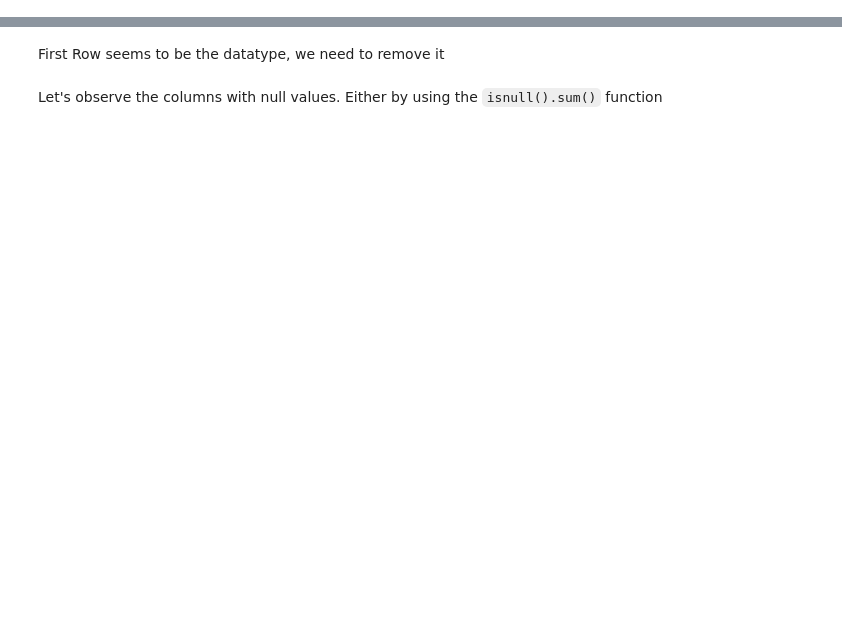
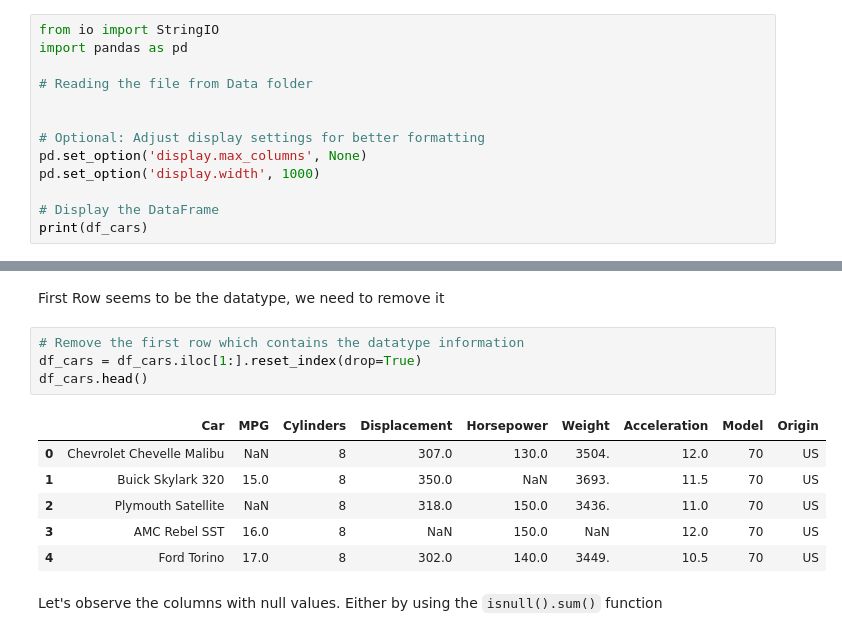
Before and after one commit to KapilBhardwaj2702/PROG8245, a Jupyter notebook: Lab4/week5Lab.ipynb, the cells around one changed output, grey strips where cells are left out. Drawn from its saved outputs; the diff is of its cells as text; blank space fills up the shorter version.

```diff
--- a/Lab4/week5Lab.ipynb
+++ b/Lab4/week5Lab.ipynb
@@ -215,3 +206,16 @@ Examples of data cleaning include cleaning:
 ### **Cars Data Set**
 # %% [markdown]
 Start by reading the dataset related to car models: ./CSVs/cars.csv
+# %%
+from io import StringIO
+import pandas as pd
+
+# Reading the file from Data folder
+
+
+# Optional: Adjust display settings for better formatting
+pd.set_option('display.max_columns', None)
+pd.set_option('display.width', 1000)
+
+# Display the DataFrame
+print(df_cars)
@@ -218,4 +237,15 @@ Start by reading the dataset related to car models: ./CSVs/cars.csv
 # %% [markdown]
 First Row seems to be the datatype, we need to remove it
+# %%
+# Remove the first row which contains the datatype information
+df_cars = df_cars.iloc[1:].reset_index(drop=True)
+df_cars.head()
+# %% [output]
+|  | Car | MPG | Cylinders | Displacement | Horsepower | Weight | Acceleration | Model | Origin |
+| 0 | Chevrolet Chevelle Malibu | NaN | 8 | 307.0 | 130.0 | 3504. | 12.0 | 70 | US |
+| 1 | Buick Skylark 320 | 15.0 | 8 | 350.0 | NaN | 3693. | 11.5 | 70 | US |
+| 2 | Plymouth Satellite | NaN | 8 | 318.0 | 150.0 | 3436. | 11.0 | 70 | US |
+| 3 | AMC Rebel SST | 16.0 | 8 | NaN | 150.0 | NaN | 12.0 | 70 | US |
+| 4 | Ford Torino | 17.0 | 8 | 302.0 | 140.0 | 3449. | 10.5 | 70 | US |
 # %% [markdown]
 Let's observe the columns with null values.  Either by using the `isnull().sum()` function
```
Also changed, not shown: parts of 8 cells of this notebook.
